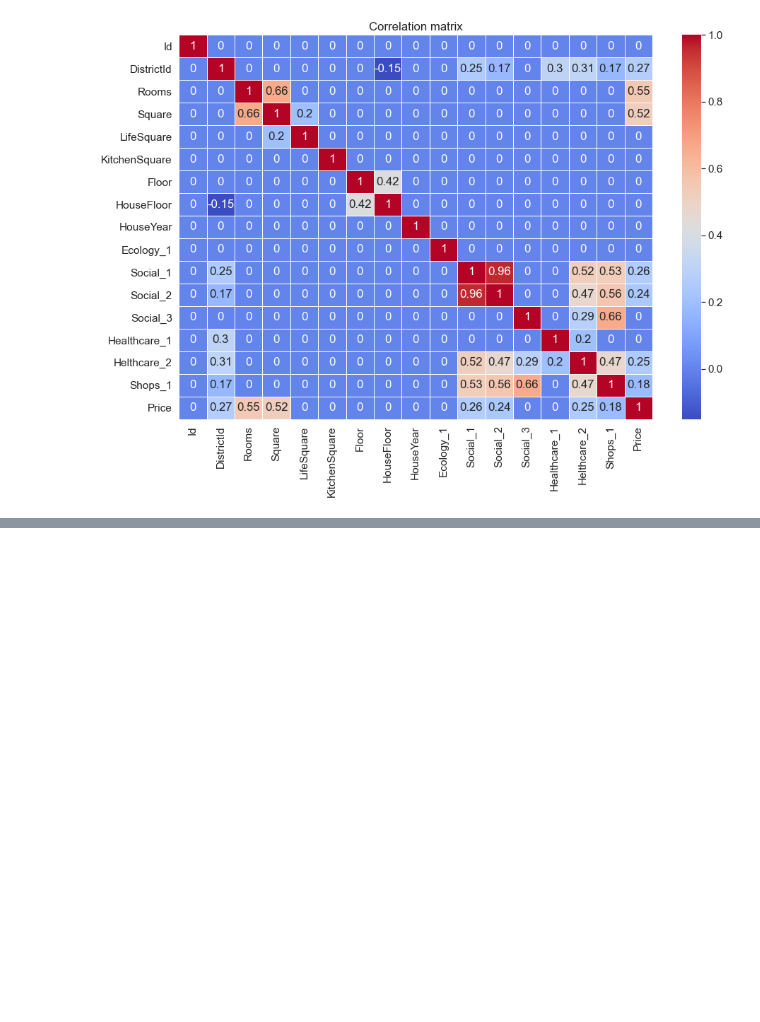
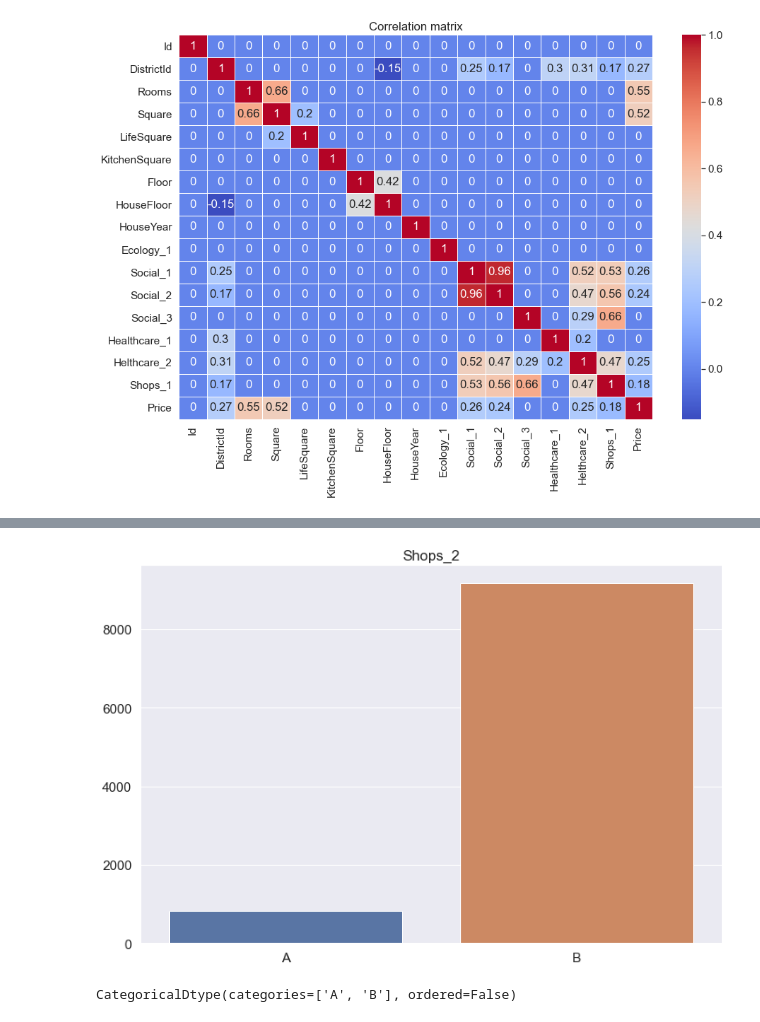
Before and after one commit to NickHlzv/Numpy-Pandas-Scikit, a Jupyter notebook: Course/Course.ipynb, the cells around one changed output, grey strips where cells are left out. Cells and saved outputs as stored; diff of their text form; code cells hidden in the pictures; blank space fills up the shorter version.

```diff
--- a/Course/Course.ipynb
+++ b/Course/Course.ipynb
@@ -380,0 +418,8 @@ plt.show()
+# %%
+counts_bar(df, 'Shops_2')
+# %% [output]
+[figure, added]
+# %%
+df['Shops_2'].dtype
+# %% [output]
+CategoricalDtype(categories=['A', 'B'], ordered=False)
```
Also changed, not shown: parts of 6 cells of this notebook.
